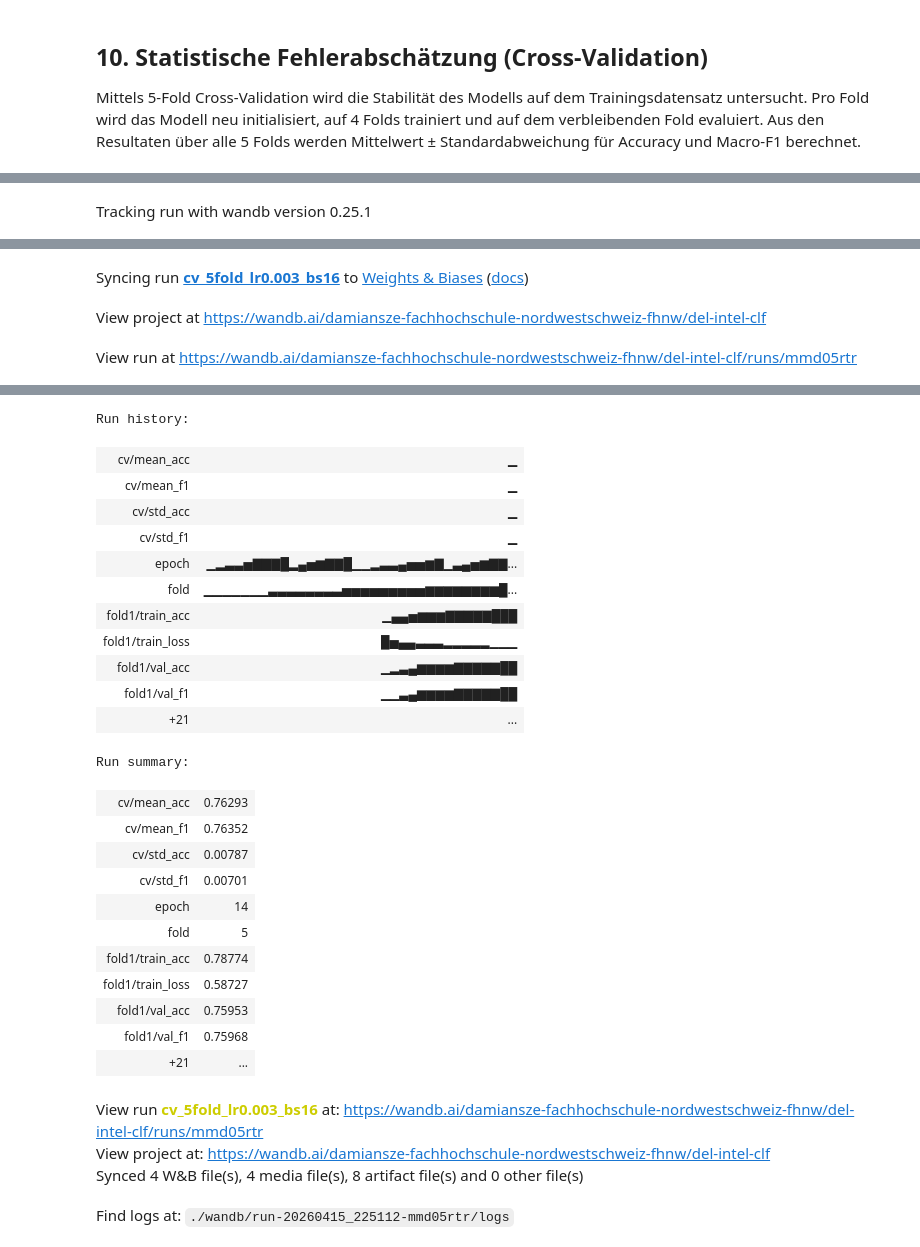
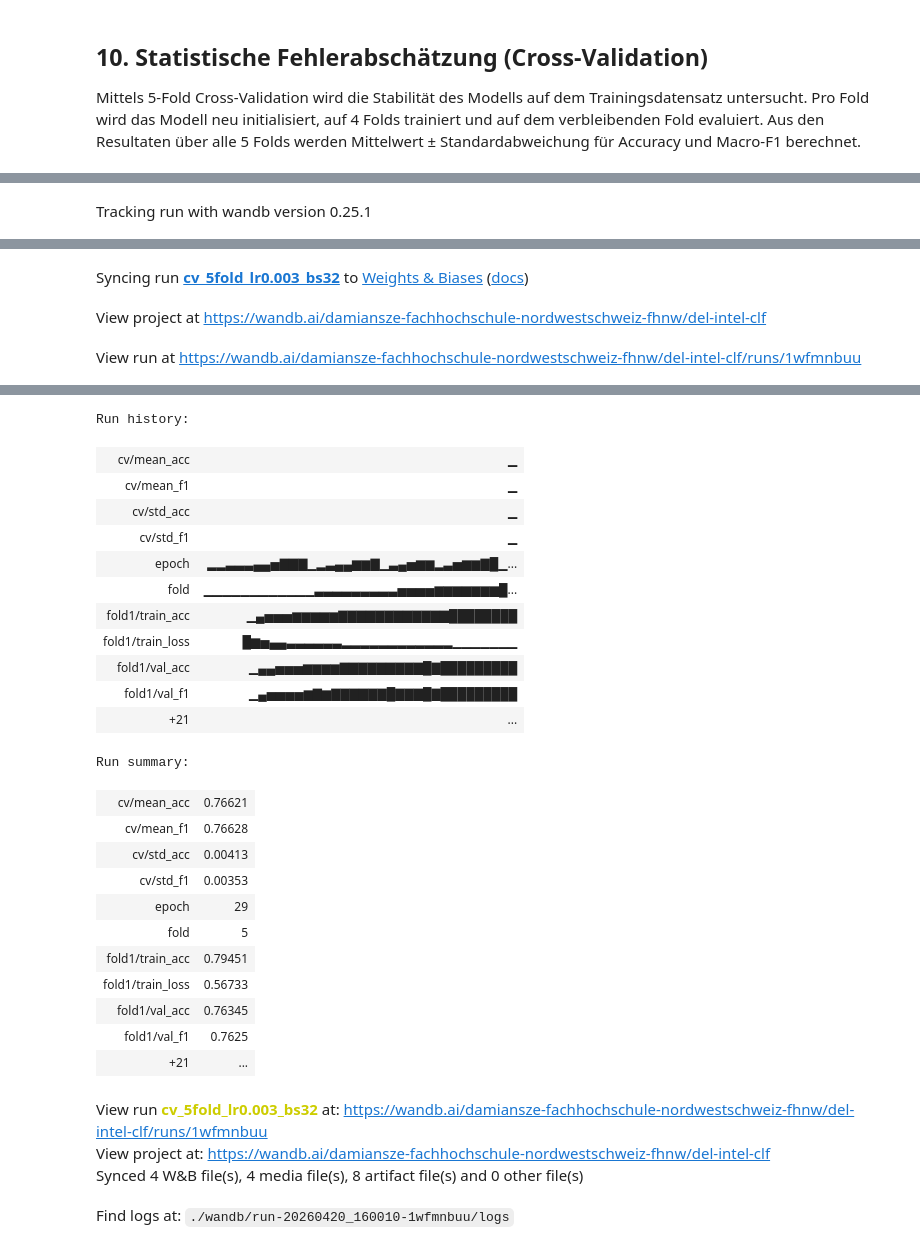
Before and after one commit to damiansze/DEL_FS26, a Jupyter notebook: DEL_MC.ipynb, the cells around one changed output, grey strips where cells are left out. Saved outputs shown, nothing was run; the diff lists cells and outputs as text; code cells hidden in the pictures.

```diff
--- a/DEL_MC.ipynb
+++ b/DEL_MC.ipynb
@@ -213,21 +203,32 @@ def get_split_dataloaders(
 # %%
 TARGET_SIZE = 64
 
-# Dataset Normalize laden (nur für Statistik-Berechnung)
-transform_raw = get_transforms(TARGET_SIZE, mean=[0, 0, 0], std=[1, 1, 1])
-train_ds_raw, _ = get_datasets(train_root, test_root, transform_raw)
+# Rohes Transform für Statistik-Berechnung (keine Normalisierung)
+transform_raw = transforms.Compose([
+    transforms.Resize((TARGET_SIZE, TARGET_SIZE)),
+    transforms.ToTensor(),
+    # transforms.Normalize(mean=[0, 0, 0], std=[1, 1, 1])
+])
+train_ds_raw = ImageFolder(root=train_root, transform=transform_raw)
 
 # Pro Kanal Mean und Std auf Trainset berechnen
 mean, std = compute_dataset_stats(train_ds_raw)
 print(f"Mean: {mean}")
 print(f"Std:  {std}")
 
-# Transform mit Normalize
-transform = get_transforms(TARGET_SIZE, mean=mean, std=std)
+# Finales Transform mit Normalisierung
+transform = transforms.Compose([
+    transforms.Resize((TARGET_SIZE, TARGET_SIZE)),
+    transforms.ToTensor(),
+    transforms.Normalize(mean=mean, std=std)
+])
 
 # Finale Datasets + DataLoader mit normalisierten Daten
-train_ds, test_ds = get_datasets(train_root, test_root, transform)
-train_loader, test_loader = get_dataloaders(train_ds, test_ds, batch_size=32)
+train_ds = ImageFolder(root=train_root, transform=transform)
+test_ds  = ImageFolder(root=test_root,  transform=transform)
+train_loader = DataLoader(train_ds, batch_size=32, shuffle=True,  num_workers=2)
+test_loader  = DataLoader(test_ds,  batch_size=32, shuffle=False, num_workers=2)
+
 
 imgs, labels = next(iter(train_loader))
 print(f"Batch shape: {imgs.shape}")
@@ -353,6 +375,7 @@ def train_one_epoch(model, loader, optimizer, criterion, device) -> tuple[float,
 def evaluate(model, loader, criterion, device) -> tuple[float, float, list, list]:
     model.eval()
     total_loss = 0.0
+    total = 0
     all_preds = []
     all_labels = []
 
@@ -361,11 +384,12 @@ def evaluate(model, loader, criterion, device) -> tuple[float, float, list, list
             inputs, labels = inputs.to(device), labels.to(device)
             outputs = model(inputs)
             loss = criterion(outputs, labels)
-            total_loss += loss.item()
+            total_loss += loss.item() * inputs.size(0)
+            total += inputs.size(0)
             all_preds.extend(outputs.argmax(dim=1).cpu().numpy())
             all_labels.extend(labels.cpu().numpy())
 
-    avg_loss = total_loss / len(loader)
+    avg_loss = total_loss / total
     avg_acc  = accuracy_score(all_labels, all_preds)
 
     return avg_loss, avg_acc, all_preds, all_labels
@@ -598,7 +626,7 @@ for lr in lr_values:
     config = {
         "lr": lr,
         "batch_size": 32,
-        "num_epochs": 30,
+        "num_epochs": 100,
         "num_classes": 6,
         "conv_channels": [32, 64, 128],
         "fc_units": 256,
@@ -663,12 +690,13 @@ Mit der gewählten optimalen Lernrate wird der Einfluss der Batchsize untersucht
 # %%
-batch_sizes = [16, 32, 64, 128]
+# batch_sizes = [16, 32, 64, 128]
+batch_sizes = [64, 128]
 all_histories_bs = {}
 
 for bs in batch_sizes:
     config = {
         "lr": 0.003,
         "batch_size": bs,
-        "num_epochs": 30,
+        "num_epochs": 100,
         "num_classes": 6,
         "conv_channels": [32, 64, 128],
         "fc_units": 256,
@@ -832,8 +860,8 @@ def run_cross_validation(dataset, config: dict, device, n_splits: int = 5) -> di
 # %%
 cv_config = {
     "lr":            0.003,
-    "batch_size":    16,
-    "num_epochs":    15,
+    "batch_size":    32,
+    "num_epochs":    30,
     "num_classes":   6,
     "conv_channels": [32, 64, 128],
     "fc_units":      256,
@@ -847,4 +875,4 @@ Run data is saved locally in /Users/damianszedalik/Documents/01_Coding/02_FHNW/0
-Syncing run cv_5fold_lr0.003_bs16 to Weights & Biases (docs)
+Syncing run cv_5fold_lr0.003_bs32 to Weights & Biases (docs)
 View project at https://wandb.ai/damiansze-fachhochschule-nordwestschweiz-fhnw/del-intel-clf
-View run at https://wandb.ai/damiansze-fachhochschule-nordwestschweiz-fhnw/del-intel-clf/runs/mmd05rtr
+View run at https://wandb.ai/damiansze-fachhochschule-nordwestschweiz-fhnw/del-intel-clf/runs/1wfmnbuu
 --- Fold 1/5 ---
@@ -867,32 +895,32 @@ CV: mean_acc=0.7629 ± 0.0079  |  mean_f1=0.7635 ± 0.0070
 [interactive output not drawn]
 Run history:
 | cv/mean_acc | ▁ |
 | cv/mean_f1 | ▁ |
 | cv/std_acc | ▁ |
 | cv/std_f1 | ▁ |
-| epoch | ▁▂▃▃▅▇▇▇█▂▄▅▆▇▇█▁▁▂▃▃▄▅▅▆▇▁▃▄▅▆▇▇... |
-| fold | ▁▁▁▁▁▁▁▃▃▃▃▃▃▃▃▅▅▅▅▅▅▅▅▅▆▆▆▆▆▆▆▆█... |
-| fold1/train_acc | ▁▄▄▅▆▆▆▇▇▇▇▇███ |
-| fold1/train_loss | █▅▄▄▃▃▃▂▂▂▂▂▁▁▁ |
-| fold1/val_acc | ▁▂▃▄▆▆▆▆▇▇▇▇▇██ |
-| fold1/val_f1 | ▁▁▃▄▆▆▆▆▇▇▇▇▇██ |
+| epoch | ▂▂▃▃▃▄▄▅▇▇▇▁▂▃▄▄▆▆▇▁▃▄▅▆▆▂▃▅▆▆▇█▁... |
+| fold | ▁▁▁▁▁▁▁▁▁▁▁▁▃▃▃▃▃▃▃▃▃▅▅▅▅▆▆▆▆▆▆▆█... |
+| fold1/train_acc | ▁▄▅▅▅▆▆▆▆▆▇▇▇▇▇▇▇▇▇▇▇▇████████ |
+| fold1/train_loss | █▆▅▄▄▃▃▃▃▃▃▂▂▂▂▂▂▂▂▂▂▂▂▁▁▁▁▁▁▁ |
+| fold1/val_acc | ▁▄▄▅▅▅▆▆▆▆▇▇▇▇▇▇▇▇▇█▇█████████ |
+| fold1/val_f1 | ▁▄▅▅▅▅▆▇▆▇▇▇▇▇▇█▇▇▇█▇█████████ |
 | +21 | ... |
 Run summary:
-| cv/mean_acc | 0.76293 |
-| cv/mean_f1 | 0.76352 |
-| cv/std_acc | 0.00787 |
-| cv/std_f1 | 0.00701 |
-| epoch | 14 |
+| cv/mean_acc | 0.76621 |
+| cv/mean_f1 | 0.76628 |
+| cv/std_acc | 0.00413 |
+| cv/std_f1 | 0.00353 |
+| epoch | 29 |
 | fold | 5 |
-| fold1/train_acc | 0.78774 |
-| fold1/train_loss | 0.58727 |
-| fold1/val_acc | 0.75953 |
-| fold1/val_f1 | 0.75968 |
+| fold1/train_acc | 0.79451 |
+| fold1/train_loss | 0.56733 |
+| fold1/val_acc | 0.76345 |
+| fold1/val_f1 | 0.7625 |
 | +21 | ... |
-View run cv_5fold_lr0.003_bs16 at: https://wandb.ai/damiansze-fachhochschule-nordwestschweiz-fhnw/del-intel-clf/runs/mmd05rtr
+View run cv_5fold_lr0.003_bs32 at: https://wandb.ai/damiansze-fachhochschule-nordwestschweiz-fhnw/del-intel-clf/runs/1wfmnbuu
 View project at: https://wandb.ai/damiansze-fachhochschule-nordwestschweiz-fhnw/del-intel-clf
 Synced 4 W&B file(s), 4 media file(s), 8 artifact file(s) and 0 other file(s)
-Find logs at: ./wandb/run-20260415_225112-mmd05rtr/logs
+Find logs at: ./wandb/run-20260420_160010-1wfmnbuu/logs
 # %% [markdown]
 <iframe src="https://wandb.ai/damiansze-fachhochschule-nordwestschweiz-fhnw/del-intel-clf/reports/Statistische-Fehlerabsch-tzung-CV---VmlldzoxNjU1MDYzNA" style="border:none;height:1024px;width:100%">
 # %% [markdown]
```
Also changed, not shown: parts of 23 cells of this notebook.
